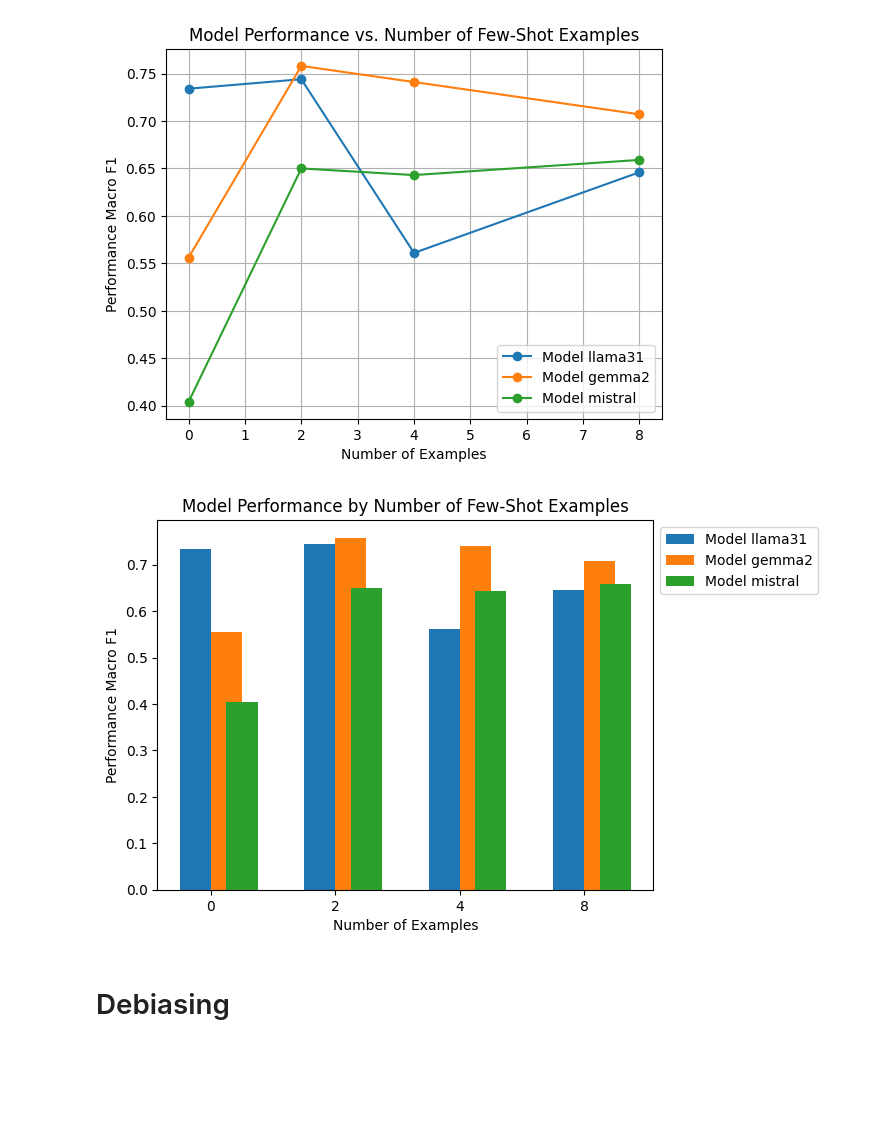
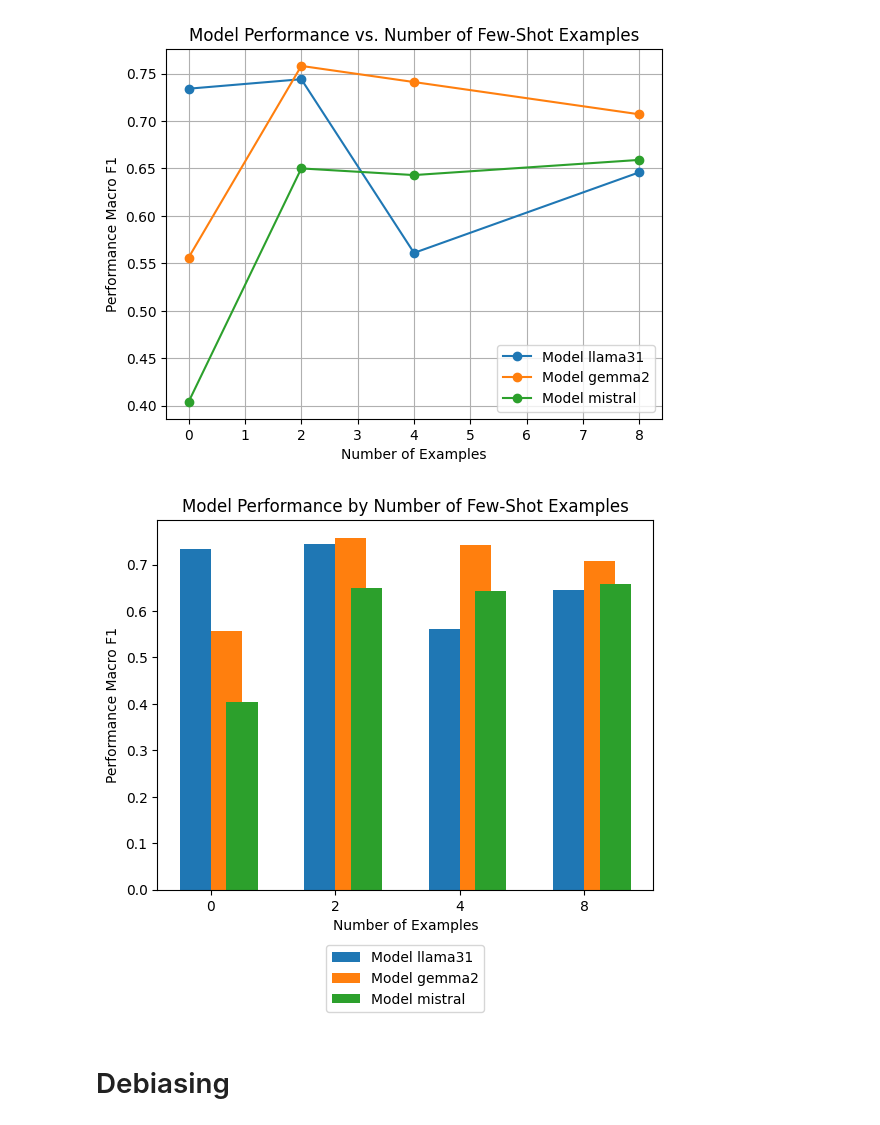
Before and after one commit to divadde/agentic_rag, a Jupyter notebook: bias_test.ipynb, the cells around one changed output. Saved outputs shown, nothing was run; the diff lists cells and outputs as text; code cells hidden in the pictures; blank space fills up the shorter version.

```diff
--- a/bias_test.ipynb
+++ b/bias_test.ipynb
@@ -346,33 +346,33 @@ plt.show()
 # %%
 x = np.arange(len(num_examples))  # La posizione delle barre
 width = 0.25  # Larghezza delle barre
 
 # Plot
 fig, ax = plt.subplots()
 bar_llama = None
 bar_gemma2 = None
 bar_mistral = None
 for model in models:
   df = pd.read_excel("/content/drive/MyDrive/predictions_bias/bias_det_results.xlsx")
   df_model = df[df["model"] == model]
   model_performance = df_model[metric].values
   if model == "llama31":
     bar_llama = ax.bar(x - width/2, model_performance, width, label=f'Model {model}')
   elif model == "gemma2":
     bar_gemma2 = ax.bar(x + width/2, model_performance, width, label=f'Model {model}')
   elif model == "mistral":
     bar_mistral = ax.bar(x + width, model_performance, width, label=f'Model {model}')
 
 ax.set_xlabel('Number of Examples')
 ax.set_ylabel('Performance Macro F1')
 ax.set_title('Model Performance by Number of Few-Shot Examples')
 ax.set_xticks(x)
 ax.set_xticklabels(num_examples)
-ax.legend(loc='upper left', bbox_to_anchor=(1, 1))
+ax.legend(loc='lower center', bbox_to_anchor=(0.5, -0.35))
 
 plt.show()
 # %% [output]
-[figure, old version]
+[figure, new version]
 # %% [markdown]
 # Debiasing
 # %% [markdown]
```
Also changed, not shown: parts of 6 cells of this notebook, 1 other file.
